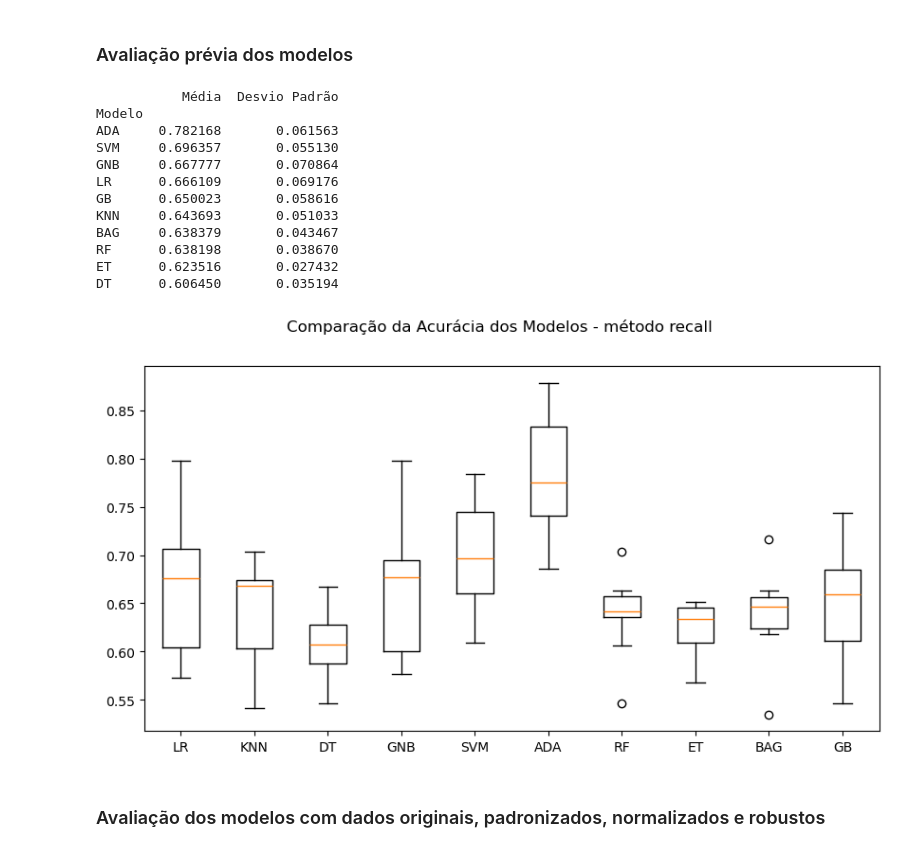
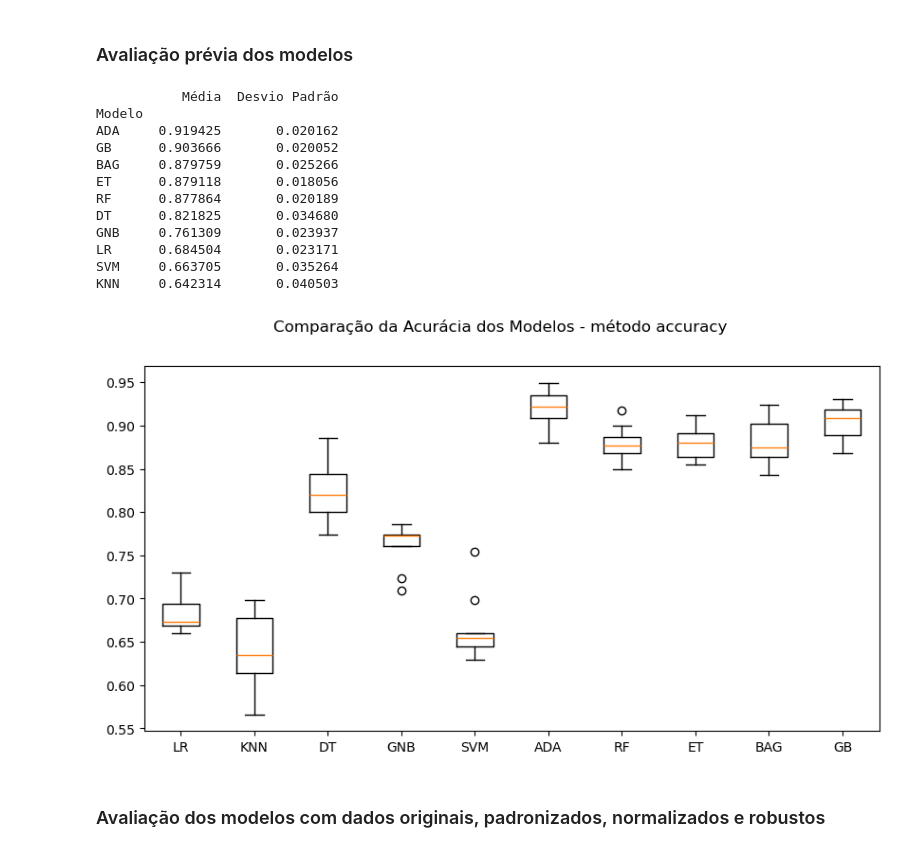
Before and after one commit to rogerioferreira/MVP-Machine_Learning-PUC-RIO, a Jupyter notebook: notebooks/hypertension_prediction.ipynb, the cells around one changed output. Saved outputs shown, nothing was run; the diff lists cells and outputs as text; code cells hidden in the pictures.

```diff
--- a/notebooks/hypertension_prediction.ipynb
+++ b/notebooks/hypertension_prediction.ipynb
@@ -243,7 +243,7 @@ Foi empregado o método PCA como técnica de redução de dimensionalidade, resu
 # %%
 # aplicação de ténica de redução de dimensionalidade
 pca = PCA(
-    n_components=0.97, random_state=SEED
+    n_components=9, random_state=SEED
 )  # n_components=0.97 mantém 97% da variância
 X = pca.fit_transform(X)
 
@@ -258,7 +258,7 @@ X_train, X_test, y_train, y_test = train_test_split(
 
 # definição de parâmetros para a validação cruzada
 num_particoes = 10  # número de folds da validação cruzada (3, 5, 10)
-scoring = "recall"
+scoring = "accuracy"
 
 kfold = KFold(
     n_splits=num_particoes, shuffle=True, random_state=SEED
@@ -273,7 +273,7 @@ models = []
 
 # definição de parâmetros do classificador
 num_trees = 100
-max_features = 3
+max_features = X.shape[1]  # número de features após PCA
 
 # definição dos modelos para teste
 models.append(("LR", LogisticRegression(random_state=SEED, max_iter=200)))
@@ -335,50 +335,49 @@ std = []
 # Curva ROC e AUC: Medem a capacidade do modelo de distinguir entre as classes.
 for name, model in models:
 
+    print(" " * 80, end="\r")
     print(f"Treinando o modelo: {name}", end="\r")
     cv_results = cross_val_score(model, X_train, y_train, cv=kfold, scoring=scoring)
 
     results.append(cv_results)
     names.append(name)
     means.append(cv_results.mean())
     std.append(cv_results.std())
 
-    # msg = f"{name:<13} ->   média: {cv_results.mean():>7.4f}   desvio: {cv_results.std():>7.4f}"  # média e desvio padrão dos K resultados da validação cruzada
-    # print(msg)
 
 # geraão do dataframe de resultados
 df_results = pd.DataFrame(
     {
         "Modelo": names,
         "Média": means,
         "Desvio Padrão": std,
     }
 )
 
 # exibição dos resultados
 print(df_results.set_index("Modelo").sort_values("Média", ascending=False))
 
 # boxplot de comparação dos modelos
 fig = plt.figure(figsize=(10, 5))
 fig.suptitle(f"Comparação da Acurácia dos Modelos - método {scoring}")
 ax = fig.add_subplot(1, 1, 1)
 plt.boxplot(results)
 ax.set_xticklabels(names)
 plt.show()
 # %% [output]
            Média  Desvio Padrão
 Modelo
-ADA     0.782168       0.061563
-SVM     0.696357       0.055130
-GNB     0.667777       0.070864
-LR      0.666109       0.069176
-GB      0.650023       0.058616
-KNN     0.643693       0.051033
-BAG     0.638379       0.043467
-RF      0.638198       0.038670
-ET      0.623516       0.027432
-DT      0.606450       0.035194
+ADA     0.919425       0.020162
+GB      0.903666       0.020052
+BAG     0.879759       0.025266
+ET      0.879118       0.018056
+RF      0.877864       0.020189
+DT      0.821825       0.034680
+GNB     0.761309       0.023937
+LR      0.684504       0.023171
+SVM     0.663705       0.035264
+KNN     0.642314       0.040503
-[figure, old version]
+[figure, new version]
 # %% [markdown]
 ### Avaliação dos modelos com dados originais, padronizados, normalizados e robustos
 # %%
```
Also changed, not shown: parts of 4 cells of this notebook.
